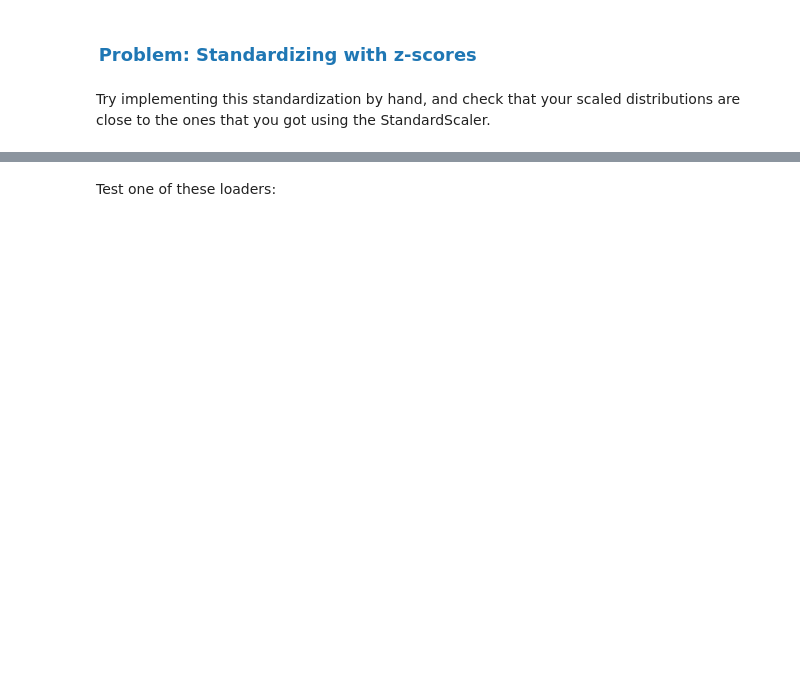
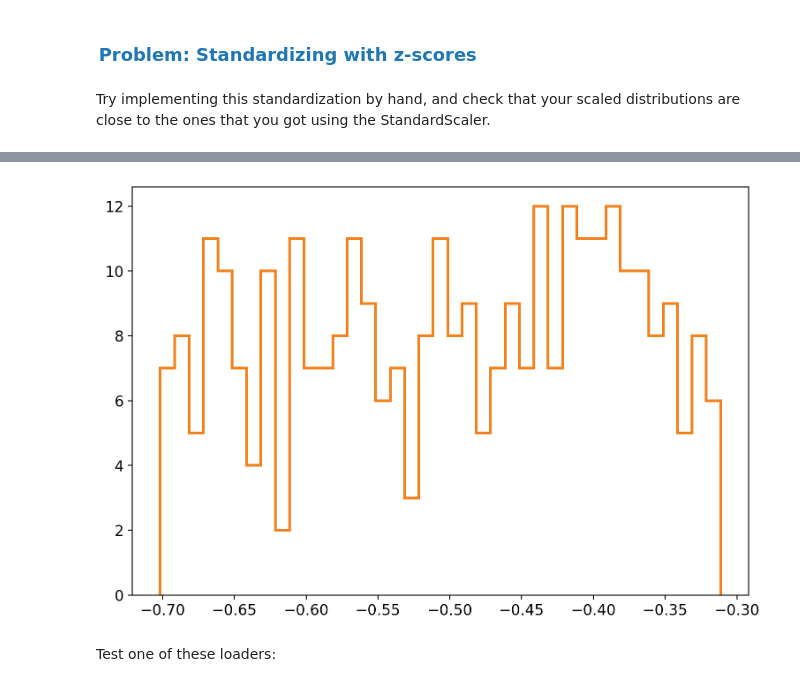
Before and after one commit to physics-png/Phys805, a Jupyter notebook: in_class_work/1_intro_training_a_nn.ipynb, the cells around one changed output, grey strips where cells are left out. Saved outputs shown, nothing was run; the diff lists cells and outputs as text; code cells hidden in the pictures; blank space fills up the shorter version.

```diff
--- a/in_class_work/1_intro_training_a_nn.ipynb
+++ b/in_class_work/1_intro_training_a_nn.ipynb
@@ -192,9 +274,11 @@ plt.hist(X_train_scaled_by_hand[:,0], bins=bins, histtype="step", linewidth=2, l
 # %%
 plt.figure()
-bins = np.linspace(???, ??? , 40)
+bins = np.linspace(np.min(X_train_scaled[1]), np.max(X_train_scaled[1]), 40)
 ### theta_2
 plt.hist(X_train_scaled[:,1], bins=bins, histtype="step", linewidth=2, label="$\theta_2$");
-plt.hist(X_train_scaled_by_hand[:,1], bins=bins, histtype="step", linewidth=2, label="$\theta_2$ (by hand)";
+plt.hist(X_train_scaled_by_hand[:,1], bins=bins, histtype="step", linewidth=2, label="$\theta_2$ (by hand)");
+# %% [output]
+[figure, added]
 # %%
 ### now we'll construct data loaders. we'll use 32 as our default batch size for now.
 
```
Also changed, not shown: parts of 25 cells of this notebook.
